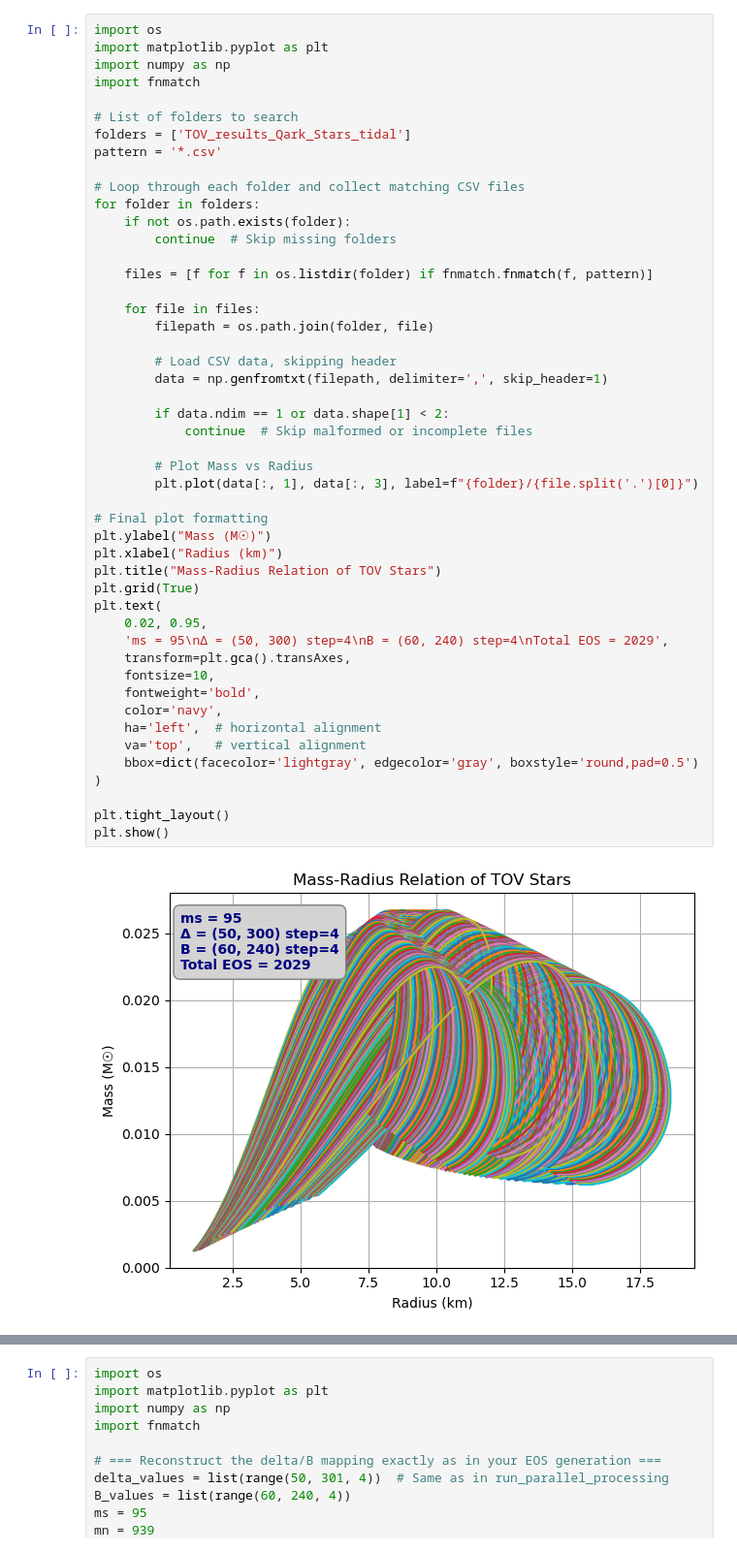
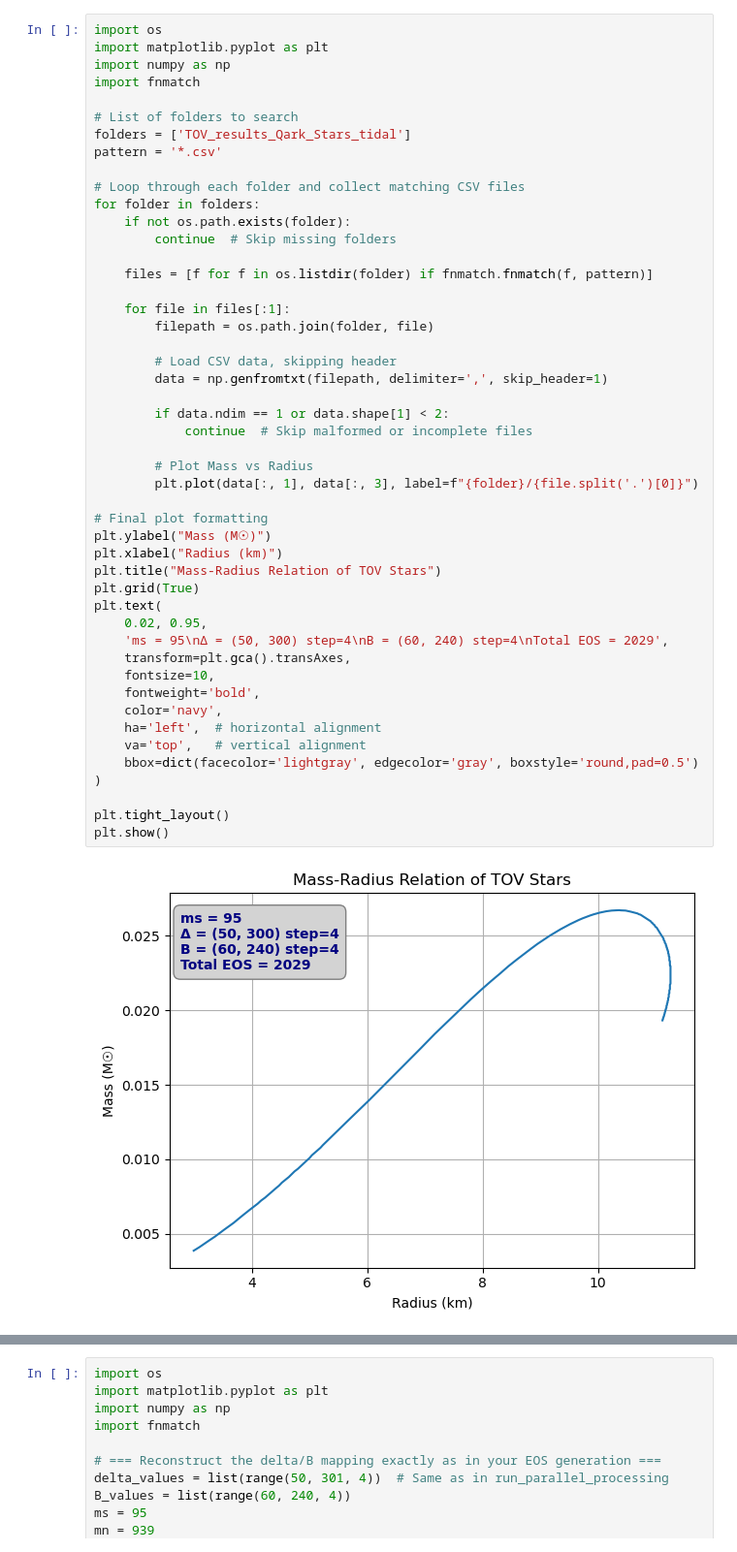
Before and after one commit to giorgoskoufetidis/TOV_EQUATIONS, a Jupyter notebook: Quark Stars/Plot_Quark_MR.ipynb, the cells around one changed output, grey strips where cells are left out. Shown at 97% size. Cells and saved outputs as stored; diff of their text form.

```diff
--- a/Quark Stars/Plot_Quark_MR.ipynb
+++ b/Quark Stars/Plot_Quark_MR.ipynb
@@ -15,39 +15,39 @@ for folder in folders:
 
     files = [f for f in os.listdir(folder) if fnmatch.fnmatch(f, pattern)]
 
-    for file in files:
+    for file in files[:1]:
         filepath = os.path.join(folder, file)
 
         # Load CSV data, skipping header
         data = np.genfromtxt(filepath, delimiter=',', skip_header=1)
 
         if data.ndim == 1 or data.shape[1] < 2:
             continue  # Skip malformed or incomplete files
 
         # Plot Mass vs Radius
         plt.plot(data[:, 1], data[:, 3], label=f"{folder}/{file.split('.')[0]}")
 
 # Final plot formatting
 plt.ylabel("Mass (M☉)")
 plt.xlabel("Radius (km)")
 plt.title("Mass-Radius Relation of TOV Stars")
 plt.grid(True)
 plt.text(
     0.02, 0.95,
     'ms = 95\nΔ = (50, 300) step=4\nB = (60, 240) step=4\nTotal EOS = 2029',
     transform=plt.gca().transAxes,
     fontsize=10,
     fontweight='bold',
     color='navy',
     ha='left',  # horizontal alignment
     va='top',   # vertical alignment
     bbox=dict(facecolor='lightgray', edgecolor='gray', boxstyle='round,pad=0.5')
 )
 
 plt.tight_layout()
 plt.show()
 # %% [output]
-[figure, old version]
+[figure, new version]
 # %%
 # Plot K2 vs Mass
 import os
```
Also changed, not shown: parts of 5 cells of this notebook, 1 other file.
